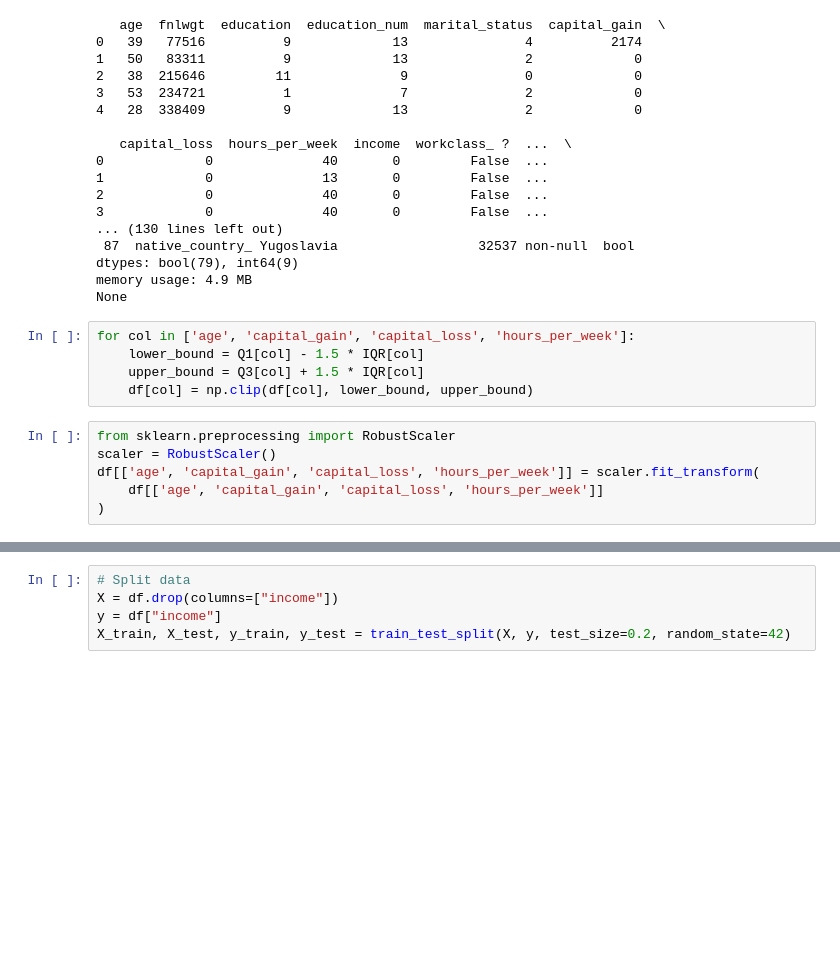
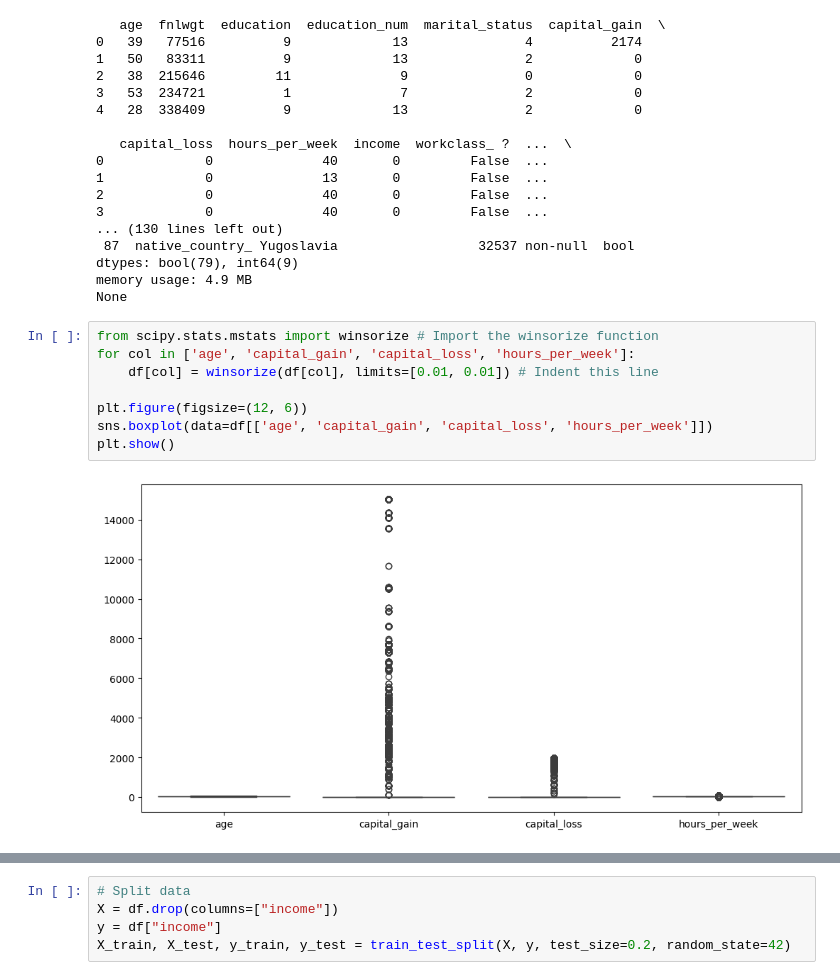
Before and after one commit to sabdaaf/learning-ADS, a Jupyter notebook: week3_ADS_Preprocessing.ipynb, the cells around one changed output, grey strips where cells are left out. Cells and saved outputs as stored; diff of their text form; blank space fills up the shorter version.

```diff
--- a/week3_ADS_Preprocessing.ipynb
+++ b/week3_ADS_Preprocessing.ipynb
@@ -128,14 +128,13 @@ print(df.info())
 dtypes: bool(79), int64(9)
 memory usage: 4.9 MB
 None
-# %%
-for col in ['age', 'capital_gain', 'capital_loss', 'hours_per_week']:
-    lower_bound = Q1[col] - 1.5 * IQR[col]
-    upper_bound = Q3[col] + 1.5 * IQR[col]
-    df[col] = np.clip(df[col], lower_bound, upper_bound)
-# %%
-from sklearn.preprocessing import RobustScaler
-scaler = RobustScaler()
-df[['age', 'capital_gain', 'capital_loss', 'hours_per_week']] = scaler.fit_transform(
-    df[['age', 'capital_gain', 'capital_loss', 'hours_per_week']]
-)
+# %%
+from scipy.stats.mstats import winsorize # Import the winsorize function
+for col in ['age', 'capital_gain', 'capital_loss', 'hours_per_week']:
+    df[col] = winsorize(df[col], limits=[0.01, 0.01]) # Indent this line
+
+plt.figure(figsize=(12, 6))
+sns.boxplot(data=df[['age', 'capital_gain', 'capital_loss', 'hours_per_week']])
+plt.show()
+# %% [output]
+[figure, added]
```
Also changed, not shown: parts of 5 cells of this notebook.
